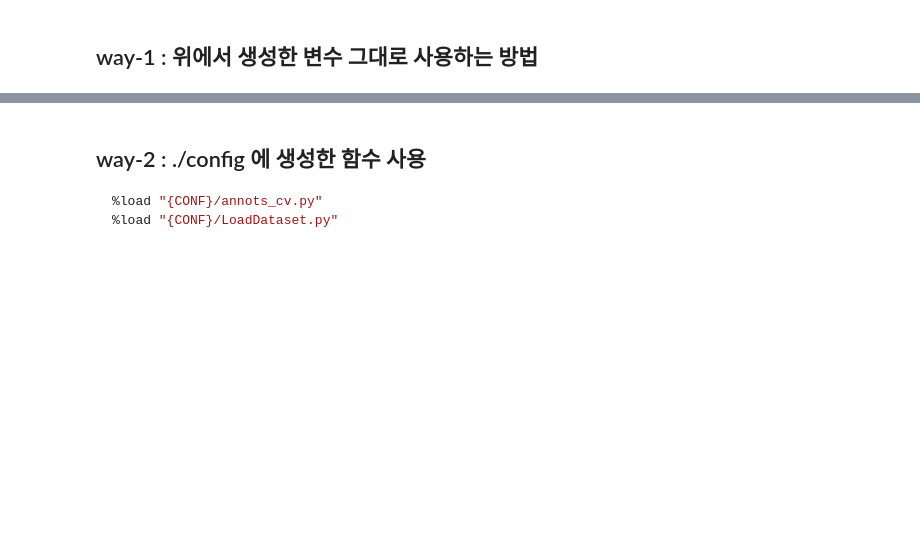
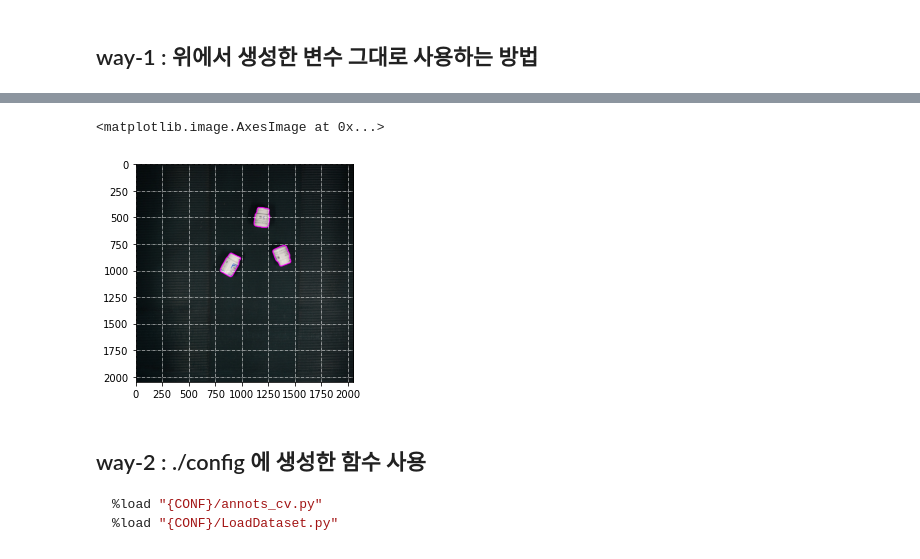
Before and after one commit to Proj-Caliber/cnn-studies, a Jupyter notebook: docs/tutorials/double-check-annotations.ipynb, the cells around one changed output, grey strips where cells are left out. Drawn from its saved outputs; the diff is of its cells as text; code cells hidden in the pictures; blank space fills up the shorter version.

```diff
--- a/docs/tutorials/double-check-annotations.ipynb
+++ b/docs/tutorials/double-check-annotations.ipynb
@@ -137,0 +248,14 @@ print(trnDF[trnDF['label']=='PE']['annot_path'][0])
+# %%
+image_0 = cv.imread(trial_img)
+image_0 = cv.cvtColor(image_0, cv.COLOR_BGR2RGB)
+
+plt.grid(color="white", linestyle="dashdot", linewidth=.5)
+image_0_check = image_0.copy()
+for segs in segmt_nby2:
+    for pts in segs:
+        cv.circle(image_0_check, (pts[0], pts[1]), 5, (255, 0, 255), -1) # cv로 가면 H,W,C인 것처럼 x,y가 아니라 y,x같기도 함(이 부분은 대회끝나고 천천히 확인)
+plt.xticks([num for num in range(0, W+1, 250)])
+plt.imshow(image_0_check)
+# %% [output]
+<matplotlib.image.AxesImage at 0x...>
+[figure, added]
```
Also changed, not shown: parts of 15 cells of this notebook, 1 other file.
